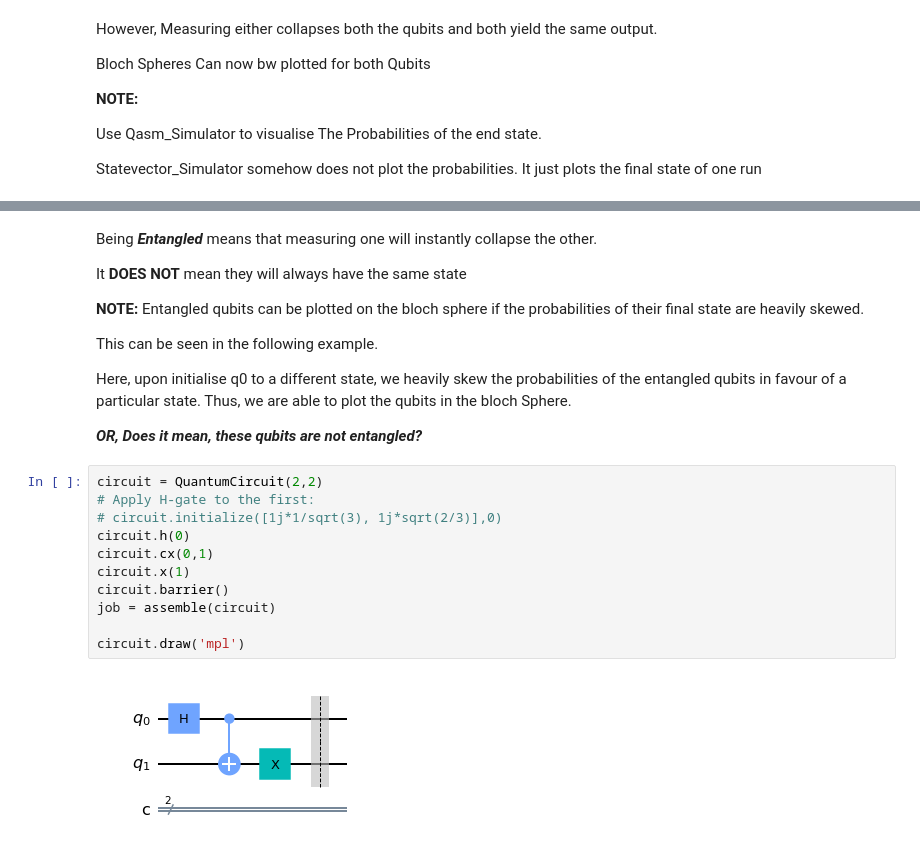
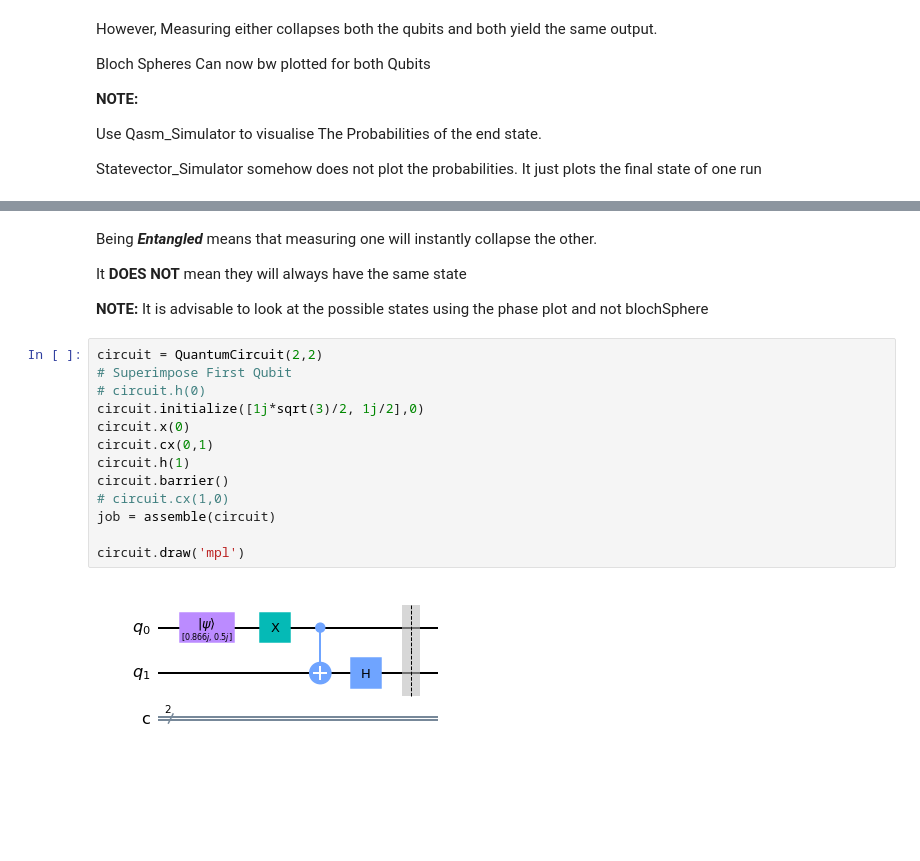
Before and after one commit to rohitashwachaks/Qiskit, a Jupyter notebook: MultipleQubitGates.ipynb, the cells around one changed output, grey strips where cells are left out. Drawn from its saved outputs; the diff is of its cells as text; blank space fills up the shorter version.

```diff
--- a/MultipleQubitGates.ipynb
+++ b/MultipleQubitGates.ipynb
@@ -108,30 +108,26 @@ phasePlot
-# %% [markdown]
-Being _**Entangled**_ means that measuring one will instantly collapse the other.
-
-It **DOES NOT** mean they will always have the same state
-
-
-**NOTE:**
-Entangled qubits can be plotted on the bloch sphere if the probabilities of their final state are heavily skewed.
-
-This can be seen in the following example.
-
-Here, upon initialise q0 to a different state, we heavily skew the probabilities of the entangled qubits in favour of a particular state. Thus, we are able to plot the qubits in the bloch Sphere.
-
-_**OR, Does it mean, these qubits are not entangled?**_
+# %% [markdown]
+Being _**Entangled**_ means that measuring one will instantly collapse the other.
+
+It **DOES NOT** mean they will always have the same state
+
+
+**NOTE:**
+It is advisable to look at the possible states using the phase plot and not blochSphere
 # %%
 circuit = QuantumCircuit(2,2)
-# Apply H-gate to the first:
-# circuit.initialize([1j*1/sqrt(3), 1j*sqrt(2/3)],0)
-circuit.h(0)
+# Superimpose First Qubit
+# circuit.h(0)
+circuit.initialize([1j*sqrt(3)/2, 1j/2],0)
+circuit.x(0)
 circuit.cx(0,1)
-circuit.x(1)
+circuit.h(1)
 circuit.barrier()
+# circuit.cx(1,0)
 job = assemble(circuit)
 
 circuit.draw('mpl')
 # %% [output]
-[figure, old version]
+[figure, new version]
 # %%
 histogram, blochSphere, phasePlot = ExecutePlot(job)
 phasePlot
```
Also changed, not shown: parts of 7 cells of this notebook.
